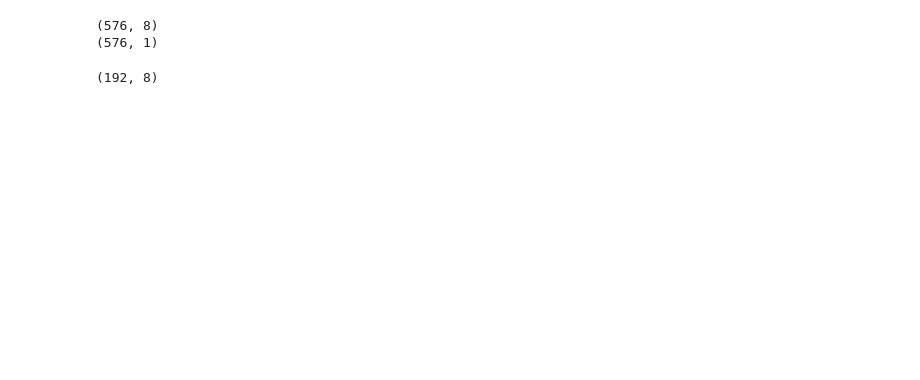
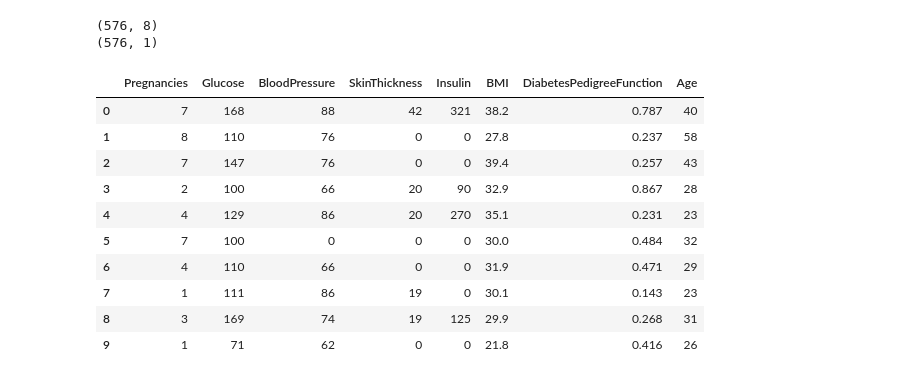
Before and after one commit to visheshaggarwal/K-Nearest-Neighbours, a Jupyter notebook: DiabetesClassification/Diabetes Classification Knn.ipynb, the cells around one changed output. Drawn from its saved outputs; the diff is of its cells as text; code cells hidden in the pictures; blank space fills up the shorter version.

```diff
--- a/DiabetesClassification/Diabetes Classification Knn.ipynb
+++ b/DiabetesClassification/Diabetes Classification Knn.ipynb
@@ -10,8 +10,17 @@ print(Y.shape)
 # %% [output]
 (576, 8)
 (576, 1)
-# %%
-Xt = pd.read_csv('Diabetes_Xtest.csv').values
-print(Xt.shape)
-# %% [output]
-(192, 8)
+# %%
+X_train.head(n=10)
+# %% [output]
+|  | Pregnancies | Glucose | BloodPressure | SkinThickness | Insulin | BMI | DiabetesPedigreeFunction | Age |
+| 0 | 7 | 168 | 88 | 42 | 321 | 38.2 | 0.787 | 40 |
+| 1 | 8 | 110 | 76 | 0 | 0 | 27.8 | 0.237 | 58 |
+| 2 | 7 | 147 | 76 | 0 | 0 | 39.4 | 0.257 | 43 |
+| 3 | 2 | 100 | 66 | 20 | 90 | 32.9 | 0.867 | 28 |
+| 4 | 4 | 129 | 86 | 20 | 270 | 35.1 | 0.231 | 23 |
+| 5 | 7 | 100 | 0 | 0 | 0 | 30.0 | 0.484 | 32 |
+| 6 | 4 | 110 | 66 | 0 | 0 | 31.9 | 0.471 | 29 |
+| 7 | 1 | 111 | 86 | 19 | 0 | 30.1 | 0.143 | 23 |
+| 8 | 3 | 169 | 74 | 19 | 125 | 29.9 | 0.268 | 31 |
+| 9 | 1 | 71 | 62 | 0 | 0 | 21.8 | 0.416 | 26 |
```
Also changed, not shown: parts of 12 cells of this notebook.
